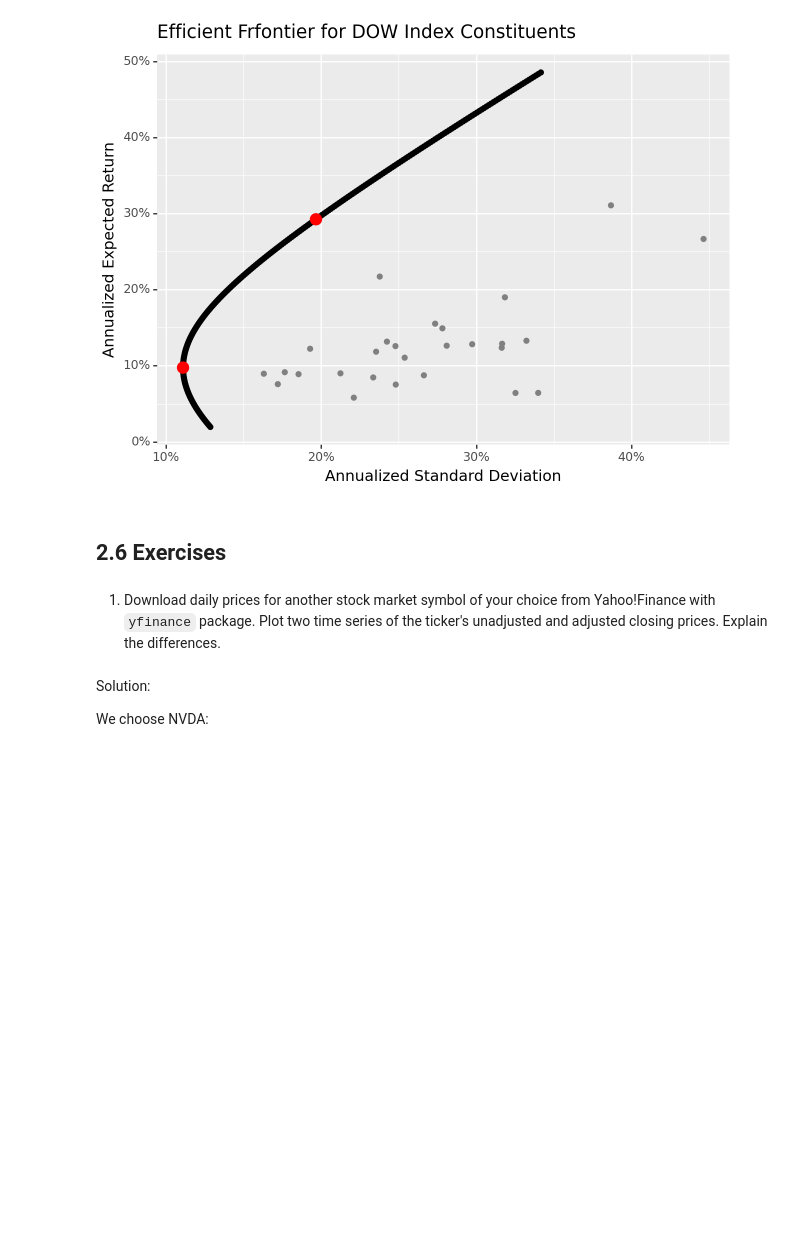
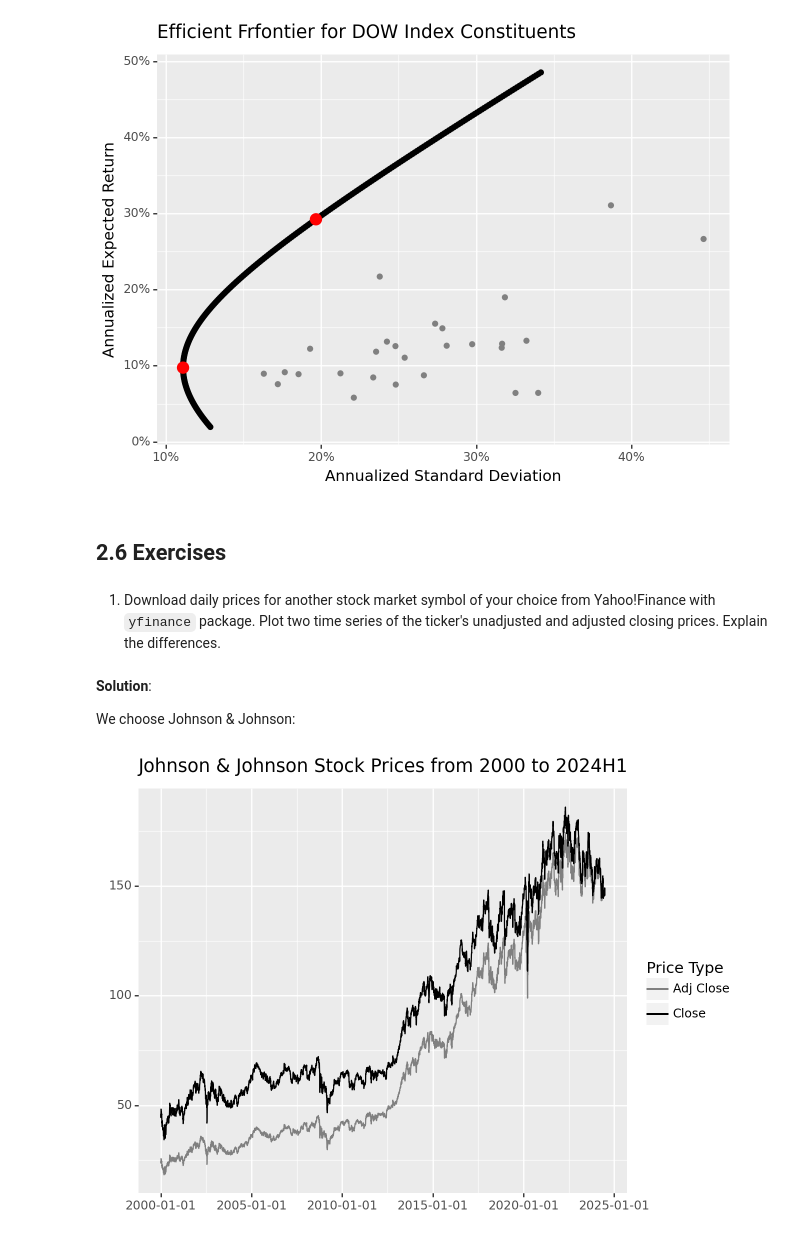
Before and after one commit to SteveXFLiu/tidyFinance, a Jupyter notebook: ch02.ipynb, the cells around one changed output. Saved outputs shown, nothing was run; the diff lists cells and outputs as text; code cells hidden in the pictures; blank space fills up the shorter version.

```diff
--- a/ch02.ipynb
+++ b/ch02.ipynb
@@ -715,41 +715,54 @@ res_figure.draw()
 # %% [markdown]
 1. Download daily prices for another stock market symbol of your choice from Yahoo!Finance with `yfinance` package. Plot two time series of the ticker's unadjusted and adjusted closing prices. Explain the differences.
 # %% [markdown]
-Solution:
+**Solution**:
 
-We choose NVDA:
+We choose Johnson & Johnson:
 # %%
 import pandas as pd
 import yfinance as yf
-from plotnine import ggplot, geom_line, aes, labs
+from plotnine import ggplot, geom_line, aes, labs, scale_color_manual
 
-prices = (
+raw = (
     yf.download(
-        tickers=NVDA',
+        tickers='JNJ',
         start="2000-01-01",
         end="2024-06-30",
         progress=False
     )
     .reset_index()
-    .assign(symbol="NVDA")
+    .assign(Symbol="JNJ")
+)
+
+prices = (
+    raw[["Date", "Symbol", "Close", "Adj Close"]]
+)
+
+prices = (
+    pd.melt(
+        prices,
+        id_vars=["Date"],
+        value_vars=["Close", "Adj Close"],
+        value_name="Price"
+    )
     .rename(columns={
-        "Date": "date",
-        "Open": "open",
-        "High": "high",
-        "Low": "low",
-        "Close": "close",
-        "Adj Close": "adjusted",
-        "Volume": "volume"
+        "variable": "Price Type"
     }
     )
 )
 
 prices_figure = (
-    ggplot(prices, aes(x = time)) +
-  geom_line(aes(y = "close", color = "ts1")) +
-  geom_line(aes(y = ts2, color = "ts2")) +
-  labs(x = "时间", y = "值", color = "") +
-  scale_color_manual(values = c("ts1" = "red", "ts2" = "blue"))
+    ggplot(
+        prices,
+        aes(x="Date", y="Price", color="Price Type")) +
+    geom_line() +
+    labs(x="", y="",
+         title="Johnson & Johnson Stock Prices from 2000 to 2024H1") +
+    scale_color_manual(
+        values=["gray", "black"]
+    )
 )
 
 prices_figure.draw()
+# %% [output]
+[figure, added]
```
Also changed, not shown: parts of 14 cells of this notebook.
